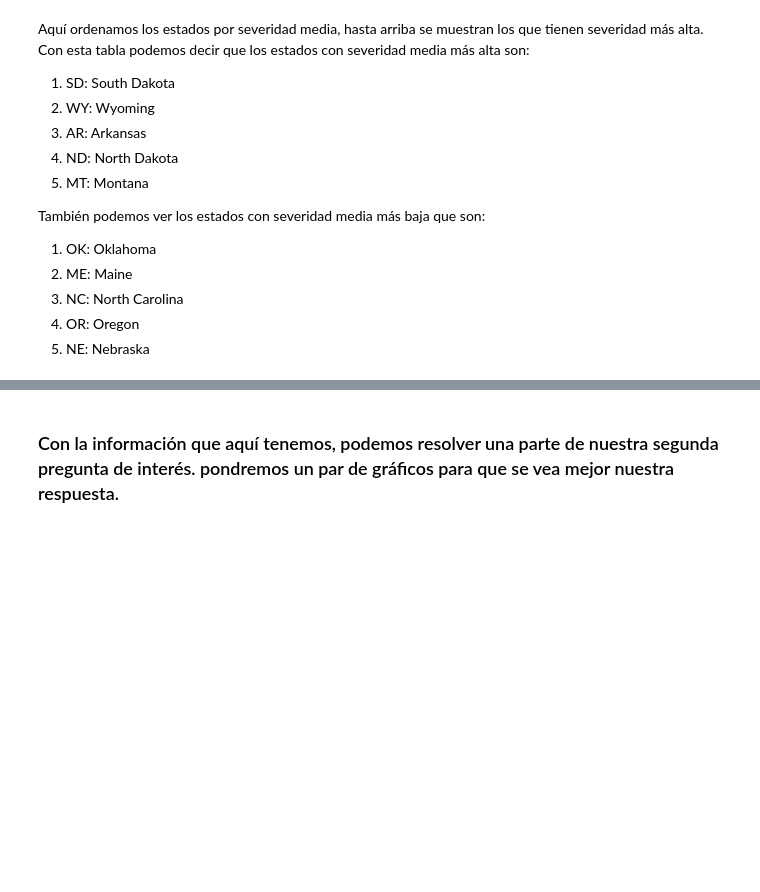
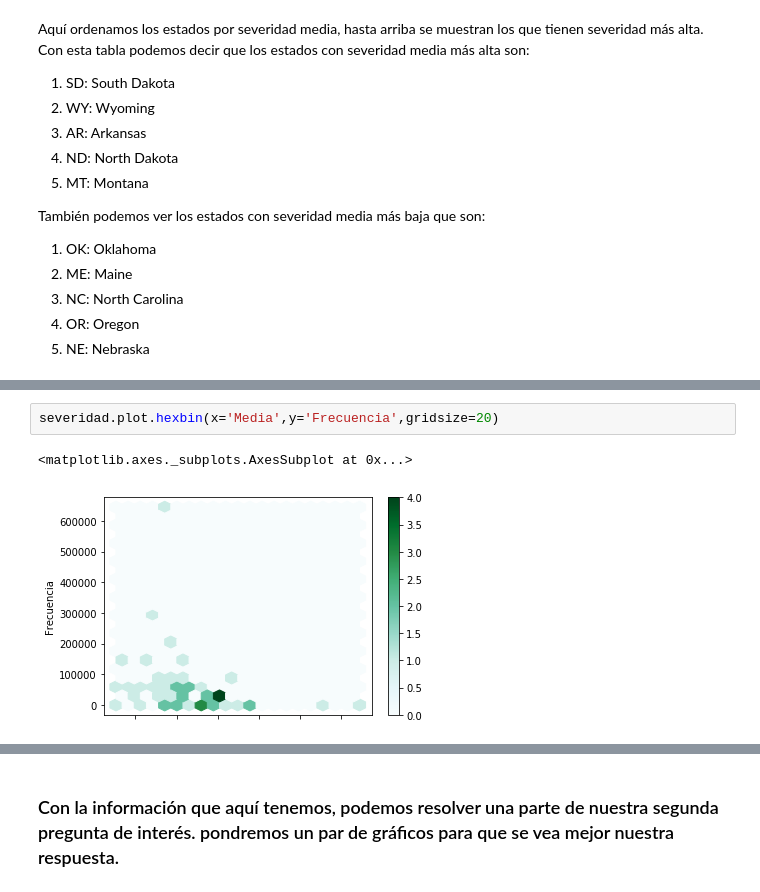
Before and after one commit to ProyectoFinalMineria/BaseDatos, a Jupyter notebook: BD US acc.ipynb, the cells around one changed output, grey strips where cells are left out. Cells and saved outputs as stored; diff of their text form; blank space fills up the shorter version.

```diff
--- a/BD US acc.ipynb
+++ b/BD US acc.ipynb
@@ -516,0 +532,5 @@ También podemos ver los estados con severidad media más baja que son:
+# %%
+severidad.plot.hexbin(x='Media',y='Frecuencia',gridsize=20)
+# %% [output]
+<matplotlib.axes._subplots.AxesSubplot at 0x...>
+[figure, added]
```
Also changed, not shown: parts of 18 cells of this notebook.
